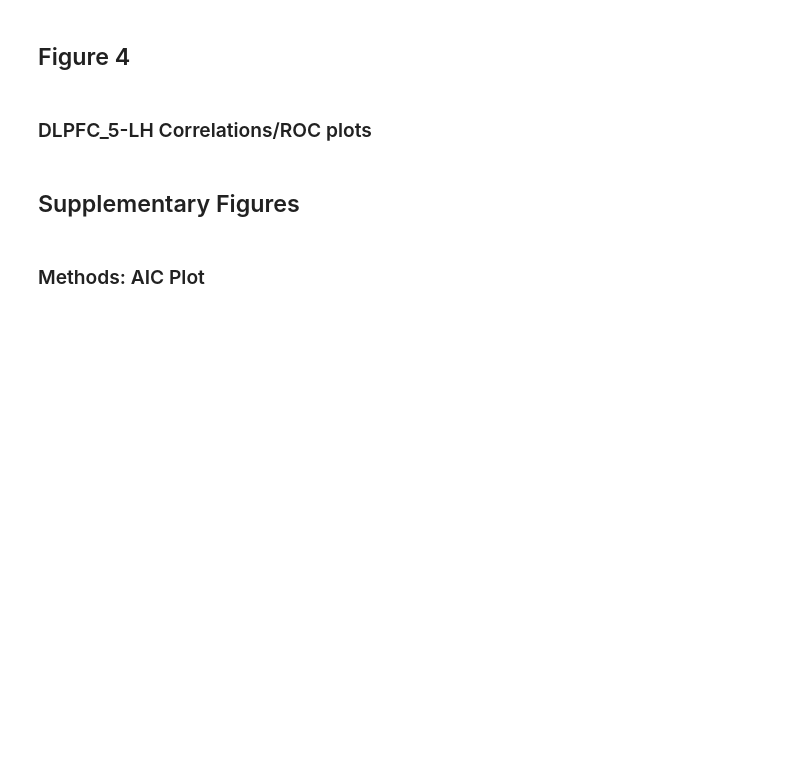
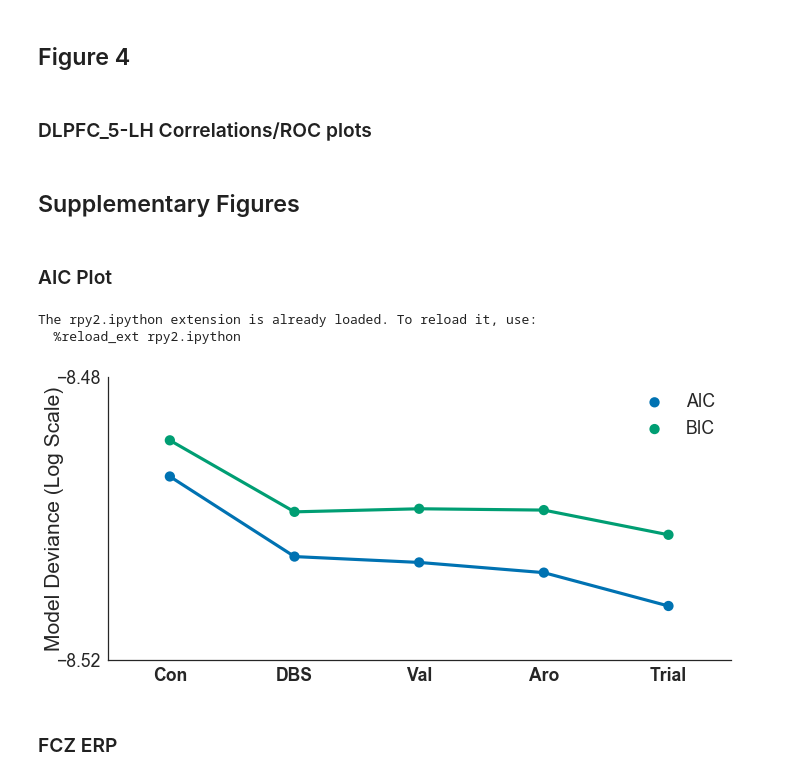
Before and after one commit to mghneurotherapeutics/EMOTE-afMSIT, a Jupyter notebook: afMSIT_Figures.ipynb, the cells around one changed output. Cells and saved outputs as stored; diff of their text form; code cells hidden in the pictures; blank space fills up the shorter version.

```diff
--- a/afMSIT_Figures.ipynb
+++ b/afMSIT_Figures.ipynb
@@ -1517,19 +1513,25 @@ plt.close()
 # %% [markdown]
 ## Supplementary Figures
 # %% [markdown]
-### Methods: AIC Plot
+### AIC Plot
 # %%
 import rpy2
 import numpy as np
 import pylab as plt
 import seaborn as sns
 from pandas import DataFrame, read_csv
+sns.set_style("white")
+sns.set_context('notebook', font_scale=2.5)
 %load_ext rpy2.ipython
 %R require(lme4)
+%matplotlib inline
 
 ## Load data.
-df = read_csv('EMOTE_behav_data.csv')
+df = read_csv('behavior/EMOTE_behav_data.csv')
 df = df[np.where(df.responseTimes,True,False)].reset_index(drop=True)
+# %% [output]
+The rpy2.ipython extension is already loaded. To reload it, use:
+  %reload_ext rpy2.ipython
 # %%
 %%R -i df -o AICs,BICs
 
@@ -1547,26 +1549,31 @@ for (variable in variables){
 # %%
 ## Build dataframe
 variables = np.array(['Con','DBS','Val','Aro','Trial'] * 2)
 metrics = np.concatenate([ ['AIC'] * 5, ['BIC'] * 5 ])
 fits = DataFrame(dict(Fit = np.concatenate([AICs,BICs]),
                       Model = variables,
                       Metric = metrics))
 fits.Fit = np.sign(fits.Fit) * np.log(np.abs(fits.Fit))
 
 ## Plotting
-fig, ax = plt.subplots(1,1,figsize=(6,6))
+fig, ax = plt.subplots(1,1,figsize=(10,5))
 sns.set(style="white", font_scale=1.75)
 g = sns.factorplot(x='Model', y='Fit', hue='Metric', data=fits,
                palette='colorblind', kind='point', ax=ax, legend=1)
 
 ## Flourishes
 ax.legend_.set_title(None)
 ax.set_xticklabels(fits.Model.unique(), ha='center', weight='bold')
 ax.set_xlabel('')
 ax.set_yticks(np.linspace(-8.52, -8.48, 2))
 ax.set_ylabel('', labelpad=-1.0)
 ax.text(-1.0, -8.5, 'Model Deviance (Log Scale)', rotation=90, va='center')
 
 plt.close()
+sns.despine()
 plt.tight_layout()
 plt.show()
+# %% [output]
+[figure, added]
+# %% [markdown]
+### FCZ ERP
```
Also changed, not shown: parts of 3 cells of this notebook.
